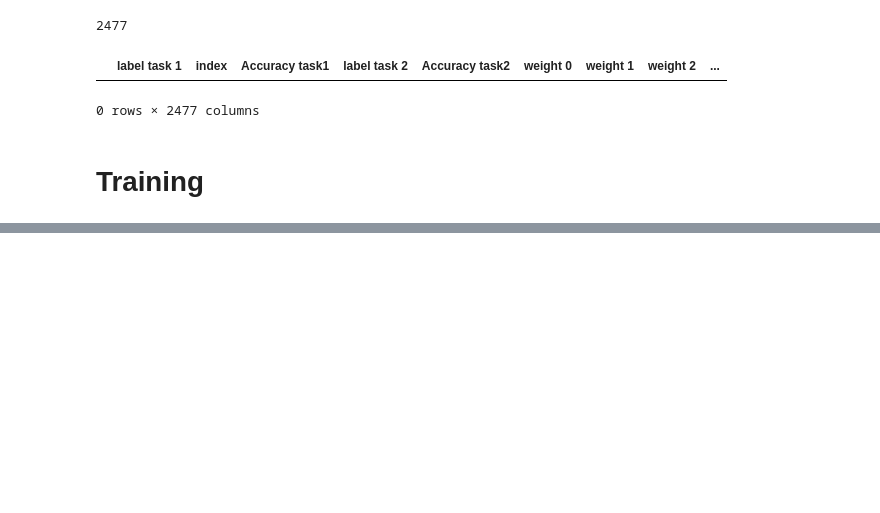
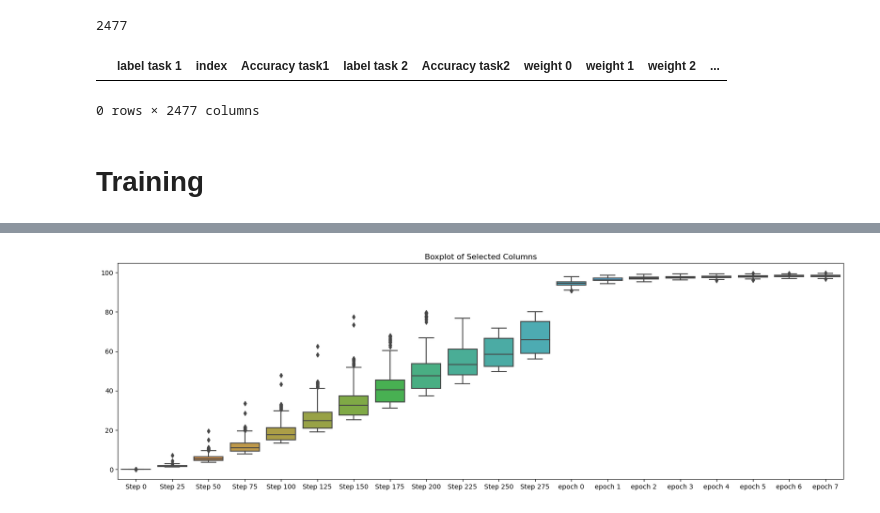
Before and after one commit to AymenTlili131/Federated-Continual-learning-, a Jupyter notebook: New/MSE.ipynb, the cells around one changed output, grey strips where cells are left out. Cells and saved outputs as stored; diff of their text form; code cells hidden in the pictures; blank space fills up the shorter version.

```diff
--- a/New/MSE.ipynb
+++ b/New/MSE.ipynb
@@ -1004,0 +980,19 @@ RuntimeError: CUDA out of memory. Tried to allocate 484.00 MiB (GPU 0; 11.76 GiB
+# %%
+# ["weight {}".format(x) for x in range(200)]+["bias {}".format(x) for x in range(200,208)]+ \
+# ["weight {}".format(x) for x in range(208,1408)]+["bias {}".format(x) for x in range(1408,1414)]+ \
+# ["weight {}".format(x) for x in range(1414,1510)]+["bias {}".format(x) for x in range(1510,1514)]+ \
+# ["weight {}".format(x) for x in range(1514,2234)]+["bias {}".format(x) for x in range(2234,2254)]+ \
+# ["weight {}".format(x) for x in range(2254,2454)]+["bias {}".format(x) for x in range(2454,2464)]
+class LWLN_loss(nn.Module):
+    def __init__(self):
+        super(LWLN_loss, self).__init__()
+    def forward(self, vec1,vec2):
+        loss = (torch.mean((vec1[0:208]-vec2[0:208])**2)/vec2[0:208].std() +
+                 torch.mean((vec1[208:1414]-vec2[208:1414])**2)/vec2[208:1414].std()+
+                 torch.mean((vec1[1414:1514]-vec2[1414:1514])**2)/vec2[1414:1514].std()+
+                 torch.mean((vec1[1514:2254]-vec2[1514:2254])**2)/vec2[1514:2254].std()+
+                 torch.mean((vec1[2254:2464]-vec2[2254:2464])**2)/vec2[2254:2464].std())/(6)
+
+        return loss
+LW=LWLN_loss()
+LW(vec1,vec2)
@@ -1004,0 +1488,22 @@ RuntimeError: CUDA out of memory. Tried to allocate 484.00 MiB (GPU 0; 11.76 GiB
+# %%
+import seaborn as sns
+
+
+# ["Actual Accuracy","Reconstructed Accuracy ID","Transformer train Loss"]+\
+# ["MSE","MSE 1","MSE 2","MSE 3","MSE 4","MSE 5","KL divergence","KL 1","KL 2","KL 3","KL 4","KL 5","LWLN"]+\
+# ["Wasserstein Loss","WS 1","WS 2","WS 3","WS 4","WS 5","contractive distance","N1","N11","N12","N13","N14","N15","N2","N21","N22","N23","N24","N25","saturated in pred(%)","saturated in GT(%)"]+\
+# ["MSE FN","MSE 1 FN","MSE 2 FN","MSE 3 FN","MSE 4 FN","MSE 5 FN","KL divergence FN","KL 1 FN","KL 2 FN","KL 3 FN","KL 4 FN","KL 5 FN","LWLN FN"]+\
+# ["Wasserstein Loss FN","WS 1 FN","WS 2 FN","WS 3 FN","WS 4 FN","WS 5 FN","contractive distance FN","N1 FN","N11 FN","N12 FN","N13 FN","N14 FN","N15 FN","N2 FN","N21 FN","N22 FN","N23 FN","N24 FN","N25 FN","saturated in pred FN(%)","saturated in GT FN(%)"]+\
+# ["Step 0","Step 25","Step 50","Step 75","Step 100","Step 125","Step 150","Step 175","Step 200","Step 225","Step 250","Step 275","epoch 0","epoch 1","epoch 2"]+\
+# ["epoch 3","epoch 4","epoch 5","epoch 6","epoch 7"]
+
+columns_to_plot = ["Step 0","Step 25","Step 50","Step 75","Step 100","Step 125","Step 150","Step 175","Step 200","Step 225","Step 250","Step 275","epoch 0","epoch 1","epoch 2"]+\
+["epoch 3","epoch 4","epoch 5","epoch 6","epoch 7"]
+
+# Plotting the boxplot
+plt.figure(figsize=(20, 6))
+sns.boxplot(data=DF[columns_to_plot])
+plt.title('Boxplot of Selected Columns')
+plt.show()
+# %% [output]
+[figure, added]
```
Also changed, not shown: parts of 21 cells of this notebook.
